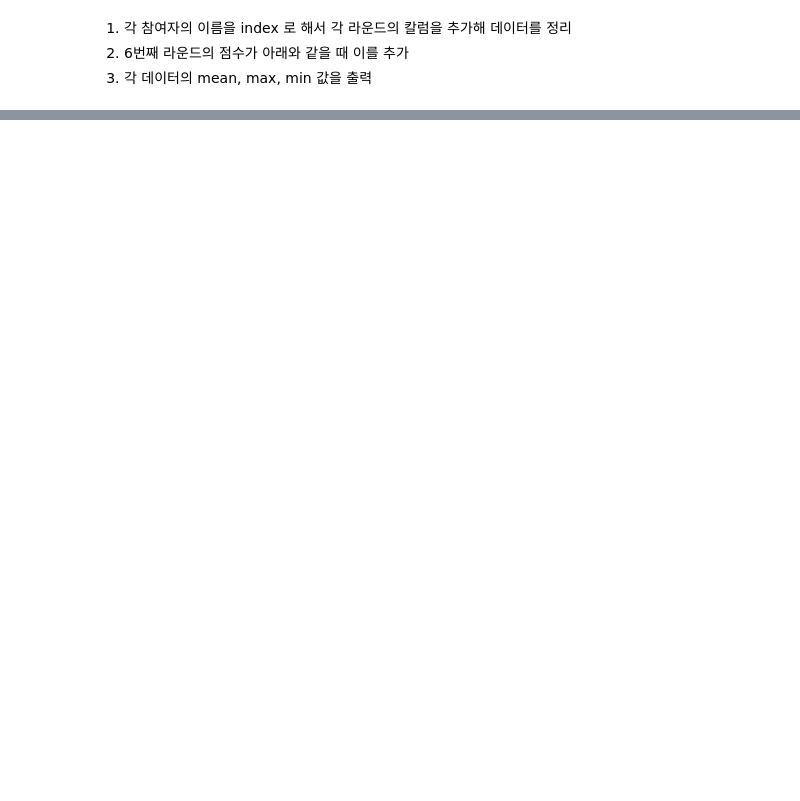
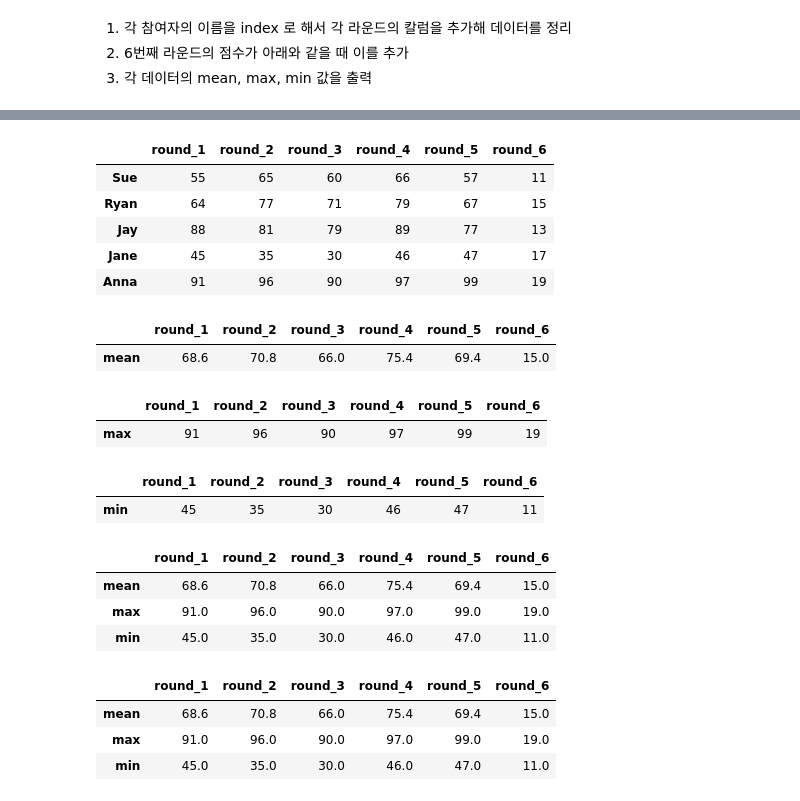
Before and after one commit to devkhk/boostcourse-ai-basic, a Jupyter notebook: four_week.ipynb, the cells around one changed output, grey strips where cells are left out. Drawn from its saved outputs; the diff is of its cells as text; code cells hidden in the pictures; blank space fills up the shorter version.

```diff
--- a/four_week.ipynb
+++ b/four_week.ipynb
@@ -118,5 +116,8 @@ data = [
     [64, 77, 71, 79, 67],
     [88, 81, 79, 89, 77],
     [45, 35, 30, 46, 47],
-
+    [91, 96, 90, 97, 99],
 ]
+# %%
+# 위 데이터를 이용해 dataFrame을 구성
+df = pd.DataFrame(data, idx, col)
@@ -122,0 +133,32 @@ data = [
+# %%
+# df에 새로운 column인 round_6의 데이터 [11, 15, 13, 17, 19] 를 추가하기
+col_round6 = [11, 15, 13, 17, 19]
+# %%
+df["round_6"] = col_round6
+df
+# %% [output]
+|  | round_1 | round_2 | round_3 | round_4 | round_5 | round_6 |
+| Sue | 55 | 65 | 60 | 66 | 57 | 11 |
+| Ryan | 64 | 77 | 71 | 79 | 67 | 15 |
+| Jay | 88 | 81 | 79 | 89 | 77 | 13 |
+| Jane | 45 | 35 | 30 | 46 | 47 | 17 |
+| Anna | 91 | 96 | 90 | 97 | 99 | 19 |
+# %%
+# 각 데이터의 mean, max, min 값을 구해 출력하기
+df_mean = pd.DataFrame(df.mean(), columns=["mean"]).transpose()
+df_mean
+# %% [output]
+|  | round_1 | round_2 | round_3 | round_4 | round_5 | round_6 |
+| mean | 68.6 | 70.8 | 66.0 | 75.4 | 69.4 | 15.0 |
+# %%
+df_max = pd.DataFrame(df.max(), columns=["max"]).transpose()
+df_max
+# %% [output]
+|  | round_1 | round_2 | round_3 | round_4 | round_5 | round_6 |
+| max | 91 | 96 | 90 | 97 | 99 | 19 |
+# %%
+df_min = pd.DataFrame(df.min(), columns=["min"]).transpose()
+df_min
+# %% [output]
+|  | round_1 | round_2 | round_3 | round_4 | round_5 | round_6 |
+| min | 45 | 35 | 30 | 46 | 47 | 11 |
@@ -122,0 +167,14 @@ data = [
+# %%
+result
+# %% [output]
+|  | round_1 | round_2 | round_3 | round_4 | round_5 | round_6 |
+| mean | 68.6 | 70.8 | 66.0 | 75.4 | 69.4 | 15.0 |
+| max | 91.0 | 96.0 | 90.0 | 97.0 | 99.0 | 19.0 |
+| min | 45.0 | 35.0 | 30.0 | 46.0 | 47.0 | 11.0 |
+# %%
+df.describe().loc[["mean", "max", "min"]]
+# %% [output]
+|  | round_1 | round_2 | round_3 | round_4 | round_5 | round_6 |
+| mean | 68.6 | 70.8 | 66.0 | 75.4 | 69.4 | 15.0 |
+| max | 91.0 | 96.0 | 90.0 | 97.0 | 99.0 | 19.0 |
+| min | 45.0 | 35.0 | 30.0 | 46.0 | 47.0 | 11.0 |
```
Also changed, not shown: parts of 7 cells of this notebook.
